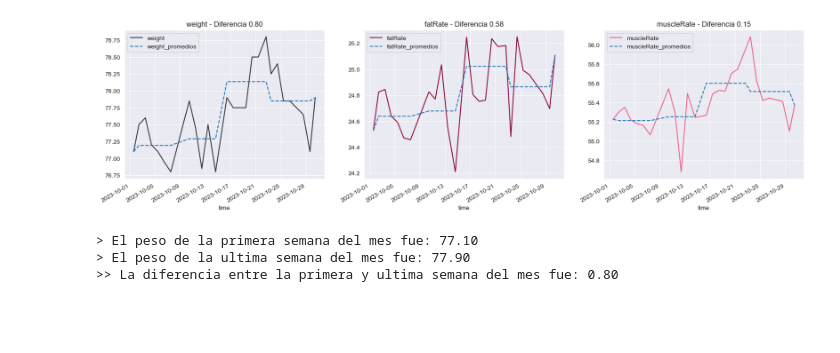
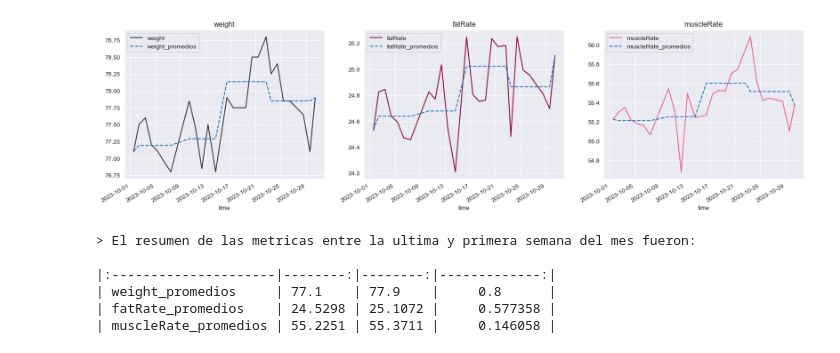
Before and after one commit to JavierRojas14/pesos-amaz-fit, a Jupyter notebook: pesos_fit.ipynb, the cells around one changed output. Drawn from its saved outputs; the diff is of its cells as text; code cells hidden in the pictures; blank space fills up the shorter version.

Commit message:
Reporta resumen por semana y diferencias

```diff
--- a/pesos_fit.ipynb
+++ b/pesos_fit.ipynb
@@ -35,14 +35,14 @@ pesos_con_promedios = df_fecha.merge(
 ).set_index("time")
 # %%
 COLS_A_MOSTRAR = METRICAS_RELEVANTES + ["week", "nombre_dia"] + list(promedios_por_semana.columns)
-display(pesos_con_promedios[COLS_A_MOSTRAR])
+# display(pesos_con_promedios[COLS_A_MOSTRAR])
 
 fig, axis = plt.subplots(1, 3, figsize=(20, 5))
 for i, metrica in enumerate(METRICAS_RELEVANTES):
     pesos_con_promedios.plot(
         y=metrica,
         ax=axis[i],
-        title=f"{metrica} - Diferencia {diferencia_primera_y_ultima_fecha[metrica]:.2f}",
+        title=f"{metrica}",
         color=COLORES[i],
     )
 
@@ -71,18 +53 @@ plt.show()
-[figure, old version]
+[figure, new version]
-# %%
-def obtener_primer_y_ultima_fecha_df(df):
-    primera_semana_mes = calculo_pesos.iloc[0]["weight"]
-    ultima_semana_mes = calculo_pesos.iloc[-1]["weight"]
-    diferencia = ultima_semana_mes - primera_semana_mes
-
-
-
-print(
-    f"> El peso de la primera semana del mes fue: {primera_semana_mes:.2f}\n"
-    f"> El peso de la ultima semana del mes fue: {ultima_semana_mes:.2f}\n"
-    f">> La diferencia entre la primera y ultima semana del mes fue: {diferencia:.2f}"
-)
-# %% [output]
-> El peso de la primera semana del mes fue: 77.10
-> El peso de la ultima semana del mes fue: 77.90
->> La diferencia entre la primera y ultima semana del mes fue: 0.80
@@ -88,0 +65,11 @@ print(
+# %%
+resumen = obtener_resumen_mes(promedios_por_semana)
+print(f"> El resumen de las metricas entre la ultima y primera semana del mes fueron:\n\n"
+      f"{resumen.to_markdown()}")
+# %% [output]
+> El resumen de las metricas entre la ultima y primera semana del mes fueron:
+
+|:---------------------|--------:|--------:|-------------:|
+| weight_promedios     | 77.1    | 77.9    |     0.8      |
+| fatRate_promedios    | 24.5298 | 25.1072 |     0.577358 |
+| muscleRate_promedios | 55.2251 | 55.3711 |     0.146058 |
```
Also changed, not shown: parts of 4 cells of this notebook.
